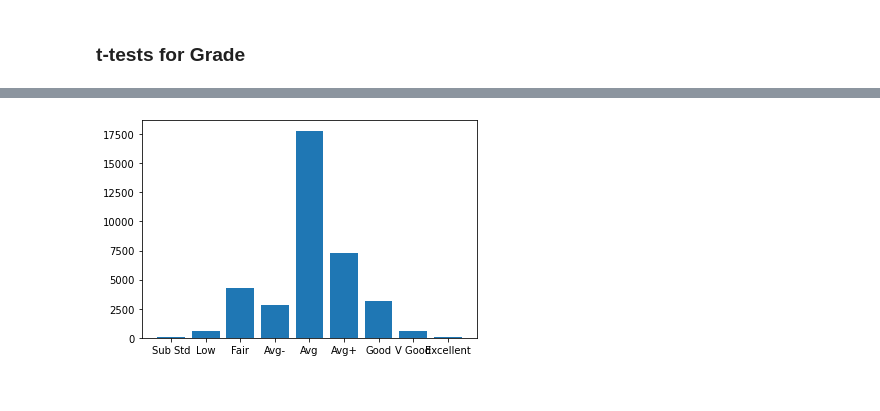
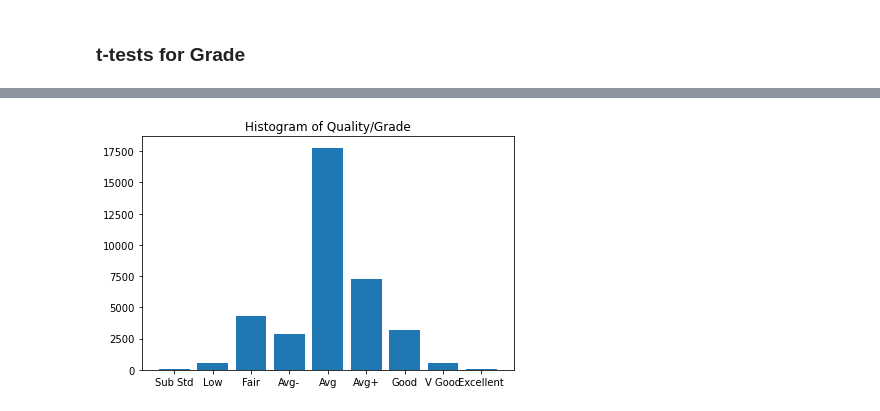
Before and after one commit to vmccready/home-saleprice-eda, a Jupyter notebook: exploration.ipynb, the cells around one changed output, grey strips where cells are left out. Saved outputs shown, nothing was run; the diff lists cells and outputs as text; code cells hidden in the pictures.

```diff
--- a/exploration.ipynb
+++ b/exploration.ipynb
@@ -614,6 +586,10 @@ Name: Quality/Grade, dtype: int64
 # %%
 fig, ax = plt.subplots()
 
-ax.bar(qualities, [len(single_family[single_family['Quality/Grade']==qual]) for qual in qualities]);
+ax.bar(qualities, [len(single_family[single_family['Quality/Grade']==qual]) for qual in qualities])
+ax.set_title('Histogram of Quality/Grade')
+fig.tight_layout()
+plt.savefig('img/quality_hist.png')
+plt.show()
 # %% [output]
-[figure, old version]
+[figure, new version]
```
Also changed, not shown: parts of 35 cells of this notebook, 8 other files.
